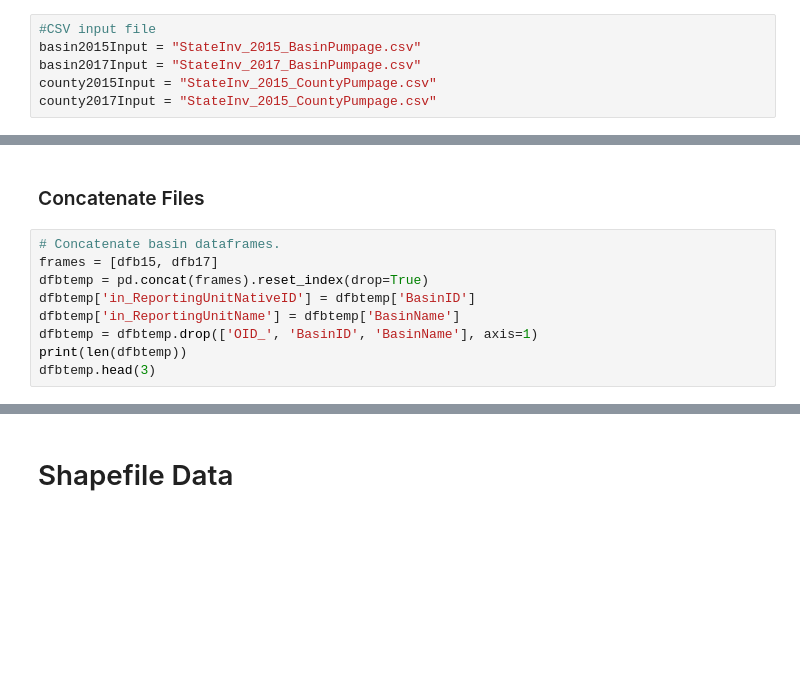
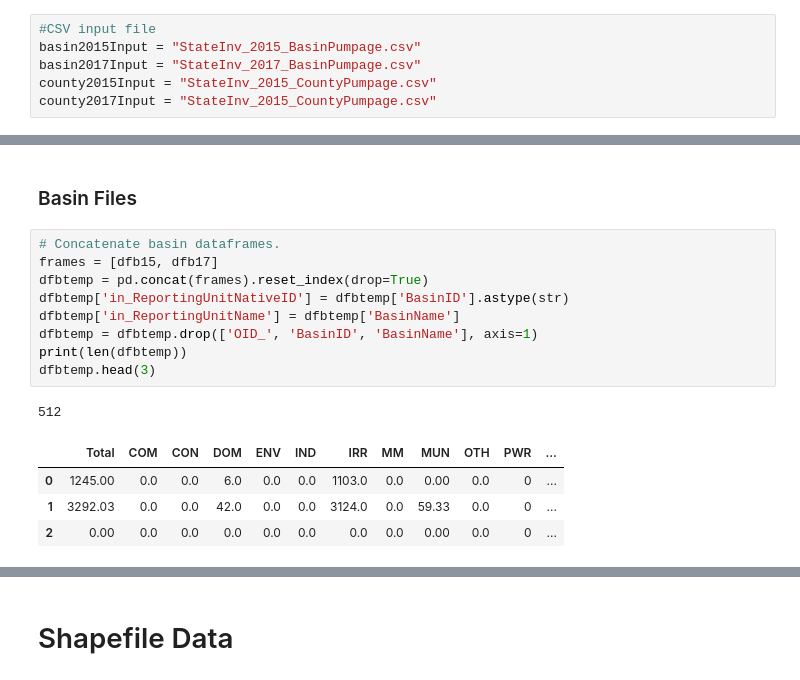
Before and after one commit to WSWCWaterDataExchange/MappingStatesDataToWaDE2.0, a Jupyter notebook: Nevada/AggregatedAmounts/0_NVAggregatedDataPreprocess.ipynb, the cells around one changed output, grey strips where cells are left out. Cells and saved outputs as stored; diff of their text form; blank space fills up the shorter version.

Commit message:
NV ag update.
NV ag update.  Fixed bad native id value.

```diff
--- a/Nevada/AggregatedAmounts/0_NVAggregatedDataPreprocess.ipynb
+++ b/Nevada/AggregatedAmounts/0_NVAggregatedDataPreprocess.ipynb
@@ -57,14 +73,20 @@ dfc17.head(1)
 # %% [markdown]
-### Concatenate Files
+### Basin Files
 # %%
 # Concatenate basin dataframes.
 frames = [dfb15, dfb17]
 dfbtemp = pd.concat(frames).reset_index(drop=True)
-dfbtemp['in_ReportingUnitNativeID'] = dfbtemp['BasinID']
+dfbtemp['in_ReportingUnitNativeID'] = dfbtemp['BasinID'].astype(str)
 dfbtemp['in_ReportingUnitName'] = dfbtemp['BasinName']
 dfbtemp = dfbtemp.drop(['OID_', 'BasinID', 'BasinName'], axis=1)
 print(len(dfbtemp))
 dfbtemp.head(3)
+# %% [output]
+512
+|  | Total | COM | CON | DOM | ENV | IND | IRR | MM | MUN | OTH | PWR | ... |
+| 0 | 1245.00 | 0.0 | 0.0 | 6.0 | 0.0 | 0.0 | 1103.0 | 0.0 | 0.00 | 0.0 | 0 | ... |
+| 1 | 3292.03 | 0.0 | 0.0 | 42.0 | 0.0 | 0.0 | 3124.0 | 0.0 | 59.33 | 0.0 | 0 | ... |
+| 2 | 0.00 | 0.0 | 0.0 | 0.0 | 0.0 | 0.0 | 0.0 | 0.0 | 0.00 | 0.0 | 0 | ... |
 # %%
 # need to transpose the data.
 # create Temporary basin out dataframe
```
Also changed, not shown: parts of 20 cells of this notebook, 4 other files.
